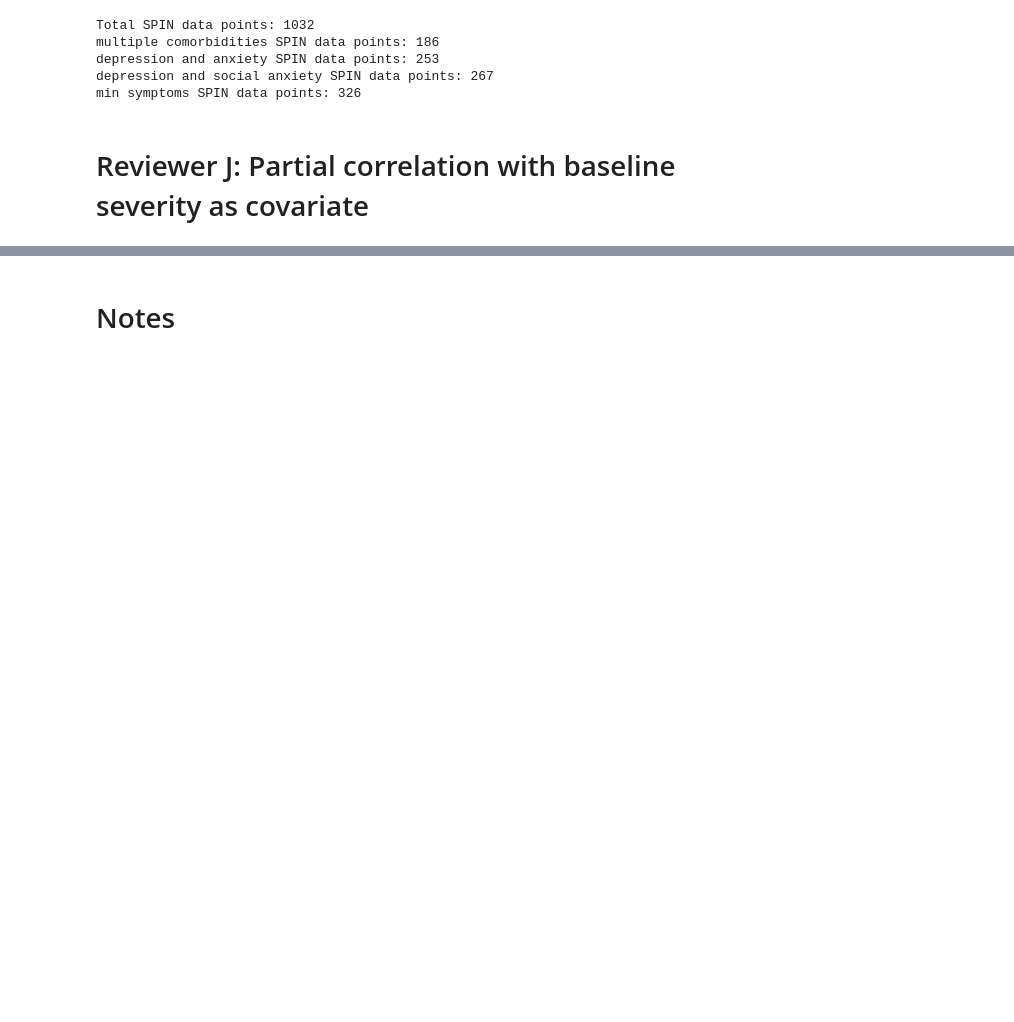
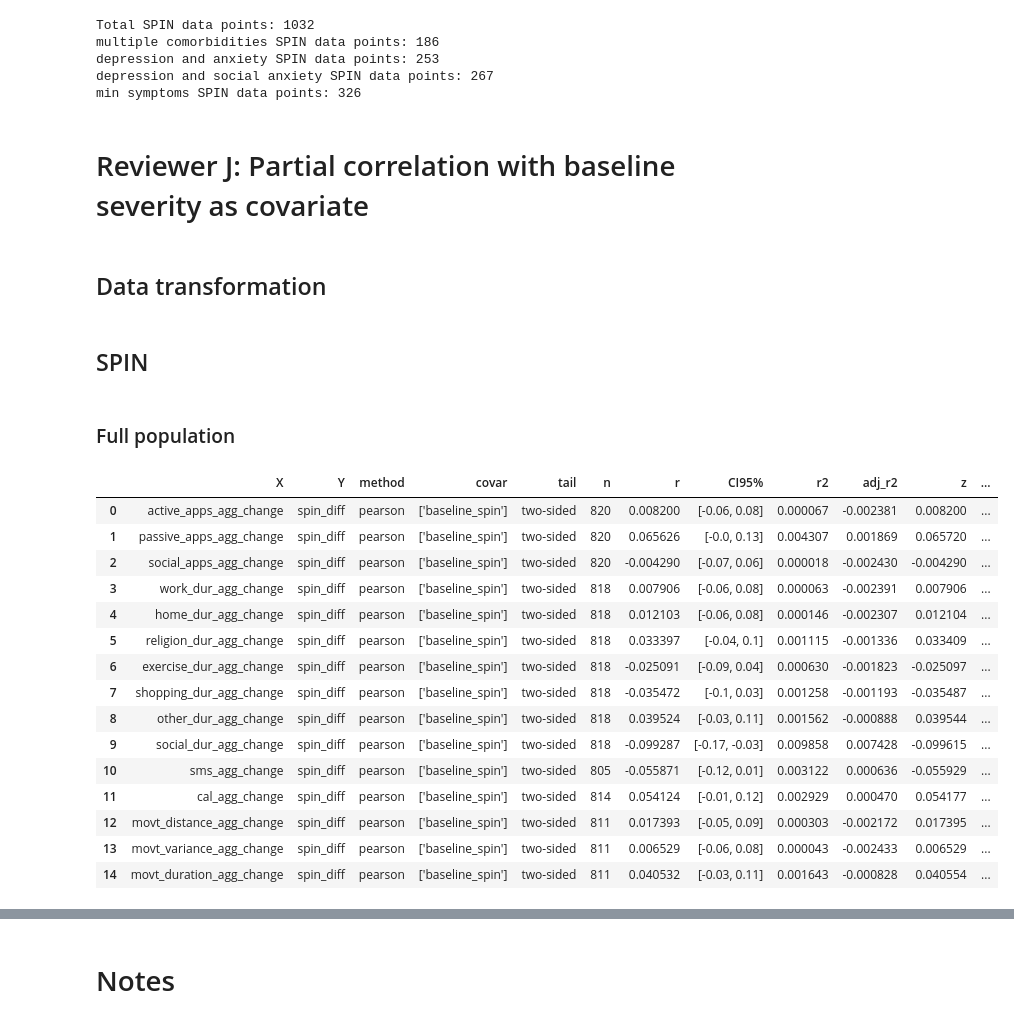
Before and after one commit to tliu526/lifesense, a Jupyter notebook: jmir_notebooks/jmir_review_analysis.ipynb, the cells around one changed output, grey strips where cells are left out. Saved outputs shown, nothing was run; the diff lists cells and outputs as text; code cells hidden in the pictures; blank space fills up the shorter version.

Commit message:
add partial correlation utilities

```diff
--- a/jmir_notebooks/jmir_review_analysis.ipynb
+++ b/jmir_notebooks/jmir_review_analysis.ipynb
@@ -2168,3 +2167,56 @@ depression and social anxiety SPIN data points: 267
 min symptoms SPIN data points: 326
 # %% [markdown]
 # Reviewer J: Partial correlation with baseline severity as covariate
+# %% [markdown]
+## Data transformation
+# %%
+def display_partial_corr(df, features, ctl, target):
+    """
+    Displays the partial correlation df.
+
+    df (pd.DataFrame)
+    features (list): the list of features to compile
+    ctl (list): the list of features to control for
+    target (str): the assessment outcome to target
+    """
+
+    partial_corr = pg.pairwise_corr(data=df, columns=[features, [target]], covar=ctl, method='pearson', padjust='fdr_bh')
+#     if fdr_correct:
+#         _, corrected_pvals = fdrcorrection(partial_corr['p-unc'], alpha=0.05)
+#         partial_corr['corr_pvals'] = corrected_pvals
+
+    return partial_corr
+# %%
+baseline_phq = phq_all[phq_all['redcap_event_name'] == 'week_0_arm_1']
+baseline_state = state_all[state_all['redcap_event_name'] == 'week_0_arm_1']
+
+baseline_spin_dict = {k:v for k,v in zip(baseline_state['pid'], baseline_state['spin_total'])}
+baseline_gad_dict = {k:v for k,v in zip(baseline_state['pid'], baseline_state['gad_total'])}
+baseline_phq_dict = {k:v for k,v in zip(baseline_phq['pid'], baseline_phq['phq_total_sc'])}
+
+change_gad_spin_corr['baseline_spin'] = change_gad_spin_corr['pid'].map(baseline_spin_dict)
+change_gad_spin_corr['baseline_gad'] = change_gad_spin_corr['pid'].map(baseline_gad_dict)
+change_phq_corr['baseline_phq'] = change_gad_spin_corr['pid'].map(baseline_phq_dict)
+# %% [markdown]
+## SPIN
+# %% [markdown]
+### Full population
+# %%
+display_partial_corr(change_gad_spin_corr, agg_cols_change, 'baseline_spin', 'spin_diff')
+# %% [output]
+|  | X | Y | method | covar | tail | n | r | CI95% | r2 | adj_r2 | z | ... |
+| 0 | active_apps_agg_change | spin_diff | pearson | ['baseline_spin'] | two-sided | 820 | 0.008200 | [-0.06, 0.08] | 0.000067 | -0.002381 | 0.008200 | ... |
+| 1 | passive_apps_agg_change | spin_diff | pearson | ['baseline_spin'] | two-sided | 820 | 0.065626 | [-0.0, 0.13] | 0.004307 | 0.001869 | 0.065720 | ... |
+| 2 | social_apps_agg_change | spin_diff | pearson | ['baseline_spin'] | two-sided | 820 | -0.004290 | [-0.07, 0.06] | 0.000018 | -0.002430 | -0.004290 | ... |
+| 3 | work_dur_agg_change | spin_diff | pearson | ['baseline_spin'] | two-sided | 818 | 0.007906 | [-0.06, 0.08] | 0.000063 | -0.002391 | 0.007906 | ... |
+| 4 | home_dur_agg_change | spin_diff | pearson | ['baseline_spin'] | two-sided | 818 | 0.012103 | [-0.06, 0.08] | 0.000146 | -0.002307 | 0.012104 | ... |
+| 5 | religion_dur_agg_change | spin_diff | pearson | ['baseline_spin'] | two-sided | 818 | 0.033397 | [-0.04, 0.1] | 0.001115 | -0.001336 | 0.033409 | ... |
+| 6 | exercise_dur_agg_change | spin_diff | pearson | ['baseline_spin'] | two-sided | 818 | -0.025091 | [-0.09, 0.04] | 0.000630 | -0.001823 | -0.025097 | ... |
+| 7 | shopping_dur_agg_change | spin_diff | pearson | ['baseline_spin'] | two-sided | 818 | -0.035472 | [-0.1, 0.03] | 0.001258 | -0.001193 | -0.035487 | ... |
+| 8 | other_dur_agg_change | spin_diff | pearson | ['baseline_spin'] | two-sided | 818 | 0.039524 | [-0.03, 0.11] | 0.001562 | -0.000888 | 0.039544 | ... |
+| 9 | social_dur_agg_change | spin_diff | pearson | ['baseline_spin'] | two-sided | 818 | -0.099287 | [-0.17, -0.03] | 0.009858 | 0.007428 | -0.099615 | ... |
+| 10 | sms_agg_change | spin_diff | pearson | ['baseline_spin'] | two-sided | 805 | -0.055871 | [-0.12, 0.01] | 0.003122 | 0.000636 | -0.055929 | ... |
+| 11 | cal_agg_change | spin_diff | pearson | ['baseline_spin'] | two-sided | 814 | 0.054124 | [-0.01, 0.12] | 0.002929 | 0.000470 | 0.054177 | ... |
+| 12 | movt_distance_agg_change | spin_diff | pearson | ['baseline_spin'] | two-sided | 811 | 0.017393 | [-0.05, 0.09] | 0.000303 | -0.002172 | 0.017395 | ... |
+| 13 | movt_variance_agg_change | spin_diff | pearson | ['baseline_spin'] | two-sided | 811 | 0.006529 | [-0.06, 0.08] | 0.000043 | -0.002433 | 0.006529 | ... |
+| 14 | movt_duration_agg_change | spin_diff | pearson | ['baseline_spin'] | two-sided | 811 | 0.040532 | [-0.03, 0.11] | 0.001643 | -0.000828 | 0.040554 | ... |
```
Also changed, not shown: parts of 8 cells of this notebook.
